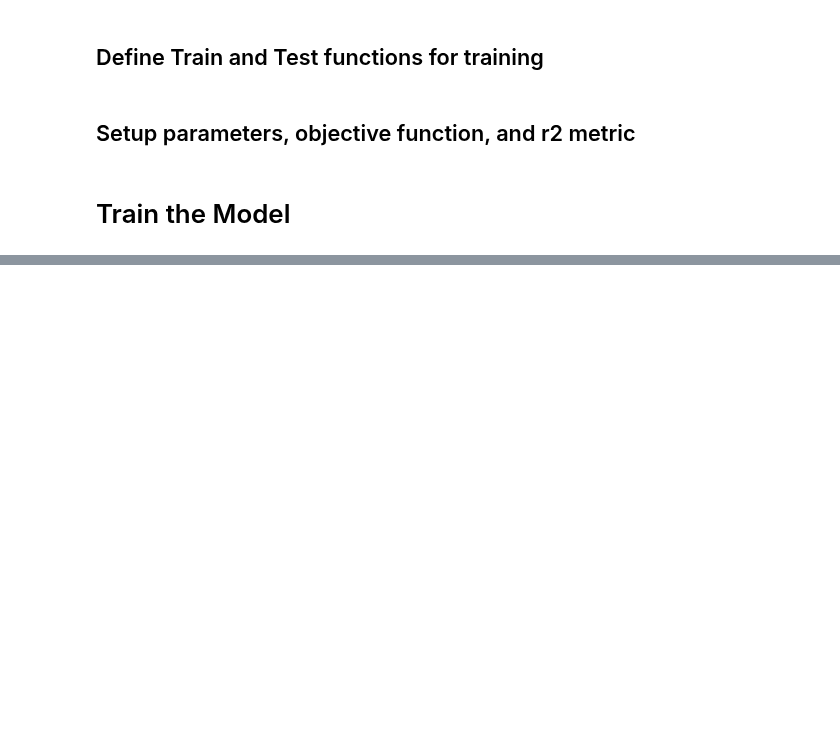
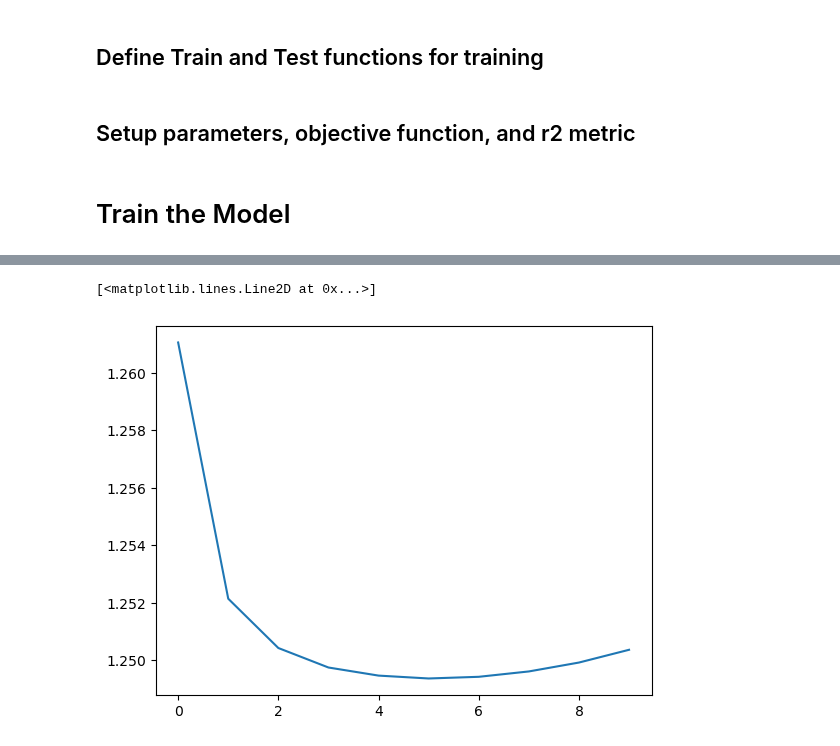
Before and after one commit to Ariestootl/machine_learning, a Jupyter notebook: Movie_Prediction/model.ipynb, the cells around one changed output, grey strips where cells are left out. Saved outputs shown, nothing was run; the diff lists cells and outputs as text; code cells hidden in the pictures; blank space fills up the shorter version.

Commit message:
updated CNN-LSTM model

```diff
--- a/Movie_Prediction/model.ipynb
+++ b/Movie_Prediction/model.ipynb
@@ -124,6 +124,7 @@ torch.Size([19955, 5, 31]) torch.Size([19955, 1])
 # %% [markdown]
 ### Use Dataloaders from PyTorch
 # %%
+import os
 # Create TensorDatasets
 train_dataset = TensorDataset(X_train_tensor, y_train_tensor)
 val_dataset = TensorDataset(X_val_tensor, y_val_tensor)
@@ -132,9 +133,9 @@ test_dataset = TensorDataset(X_test_tensor, y_test_tensor)
 # Create DataLoaders
 batch_size = 128
 
-train_dataloader = DataLoader(train_dataset, batch_size=batch_size, shuffle=True)
-val_dataloader = DataLoader(val_dataset, batch_size=batch_size, shuffle=False)
-test_dataloader = DataLoader(test_dataset, batch_size=batch_size, shuffle=False)
+train_dataloader = DataLoader(train_dataset, batch_size=batch_size, num_workers=os.cpu_count(), shuffle=True)
+val_dataloader = DataLoader(val_dataset, batch_size=batch_size, num_workers=os.cpu_count(), shuffle=False)
+test_dataloader = DataLoader(test_dataset, batch_size=batch_size, num_workers=os.cpu_count(), shuffle=False)
 
 print(f"Dataloaders:\nTrain dataloader: {train_dataloader}\nTest dataloader: {test_dataloader}\nValidation dataloader: {val_dataloader}")
 print(f"Length of train dataloader: {len(train_dataloader)} batches of {train_dataloader.batch_size}")
@@ -711,7 +721,8 @@ Total number of parameters: 518481
 # %%
 dummy = torch.randn(X_train_tensor.shape[0], X_train_tensor.shape[1], X_train_tensor.shape[2])
 # Test Forward Pass
-y = model(dummy)  # Testing with dummy training data
+# y = model(dummy)  # Testing with dummy training data
+y = model(X_train_tensor)
 print(f"{y.shape}")
 print(f"{y}")
 # %% [output]
@@ -807,25 +818,24 @@ def calculate_accuracy(y_true, y_pred):
 ## Setup loss function
 loss_fn = nn.MSELoss()
 
-num_of_epochs = 100
+num_of_epochs = 300
 num_loss_steps = 10
-seed_number = 42
-learning_rate = 0.001
+seed_number = 25
+learning_rate = 0.0001
 # %% [markdown]
 # Train the Model
 # %%
-seed = 42
-np.random.seed(seed)
-torch.manual_seed(seed)
-torch.cuda.manual_seed_all(seed)
+np.random.seed(seed_number)
+torch.manual_seed(seed_number)
+torch.cuda.manual_seed_all(seed_number)
 
 model_Adan = MainModel(input_size=X_train_tensor.shape[2],
-                       hidden_size=128, num_layers=4, output_size=1).to(device)
+                       hidden_size=150, num_layers=3, output_size=1).to(device)
 
 optimizer_Adan = Adan(params=model_Adan.parameters(),
                       lr=learning_rate,
-                      betas=(0.95, 0.92, 0.99),
-                      weight_decay=1e-2)
+                      betas=(0.94, 0.91, 0.95),
+                      weight_decay=0.01)
 
 results = {
     "train_loss": [],
@@ -846,7 +856,7 @@ for epoch in tqdm(range(0, num_of_epochs)):
                                   calculate_accuracy = calculate_accuracy,
                                   device = device,
                                   loss_steps = num_loss_steps,
-                                  seed = seed);
+                                  seed = seed_number);
 
   test_loss, test_accu = test(data_loader = test_dataloader,
                               model = model_Adan,
@@ -854,7 +864,7 @@ for epoch in tqdm(range(0, num_of_epochs)):
                               calculate_accuracy = calculate_accuracy,
                               device = device,
                               loss_steps = num_loss_steps,
-                              seed=seed);
+                              seed=seed_number);
 
   results["train_loss"].append(train_loss)
   results["train_accu"].append(train_accu)
@@ -880 +890,7 @@ Test Loss 1.23911 | Test R2 -0.010783%
 KeyboardInterrupt:
+# %%
+# plt.plot(results["train_loss"])
+plt.plot(results["test_loss"])
+# %% [output]
+[<matplotlib.lines.Line2D at 0x...>]
+[figure, added]
```
Also changed, not shown: parts of 3 cells of this notebook.
